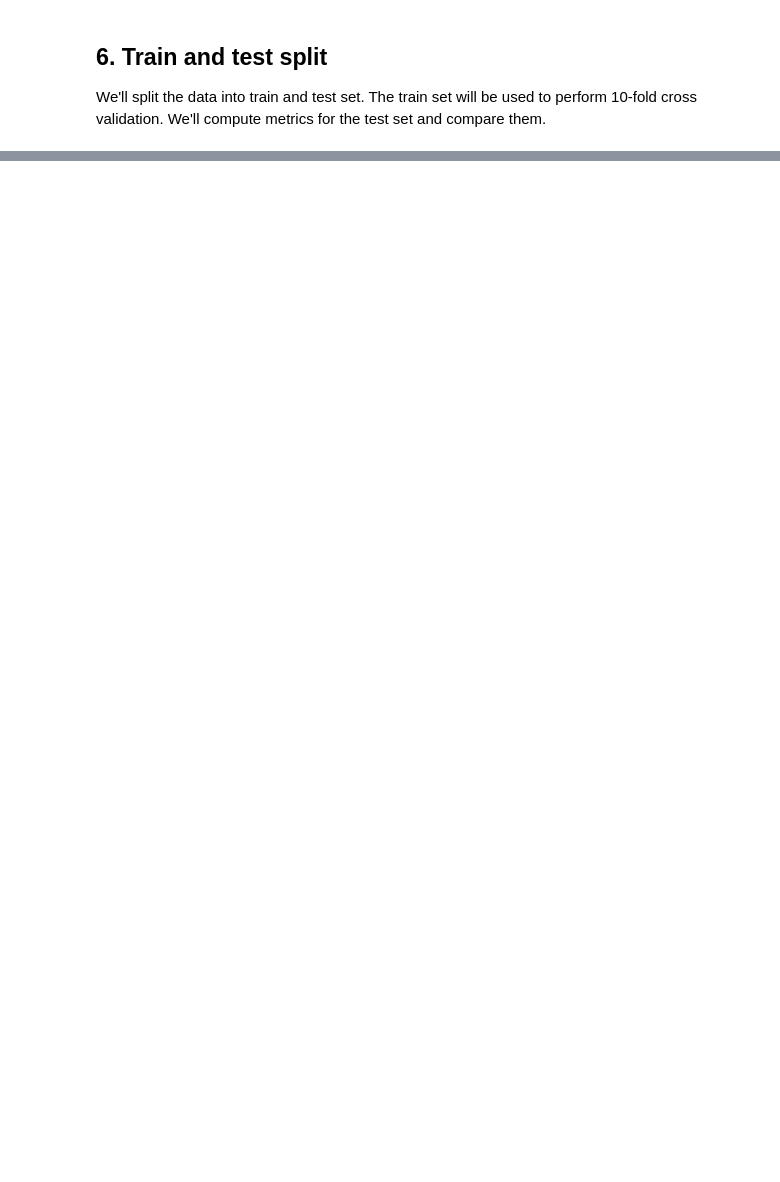
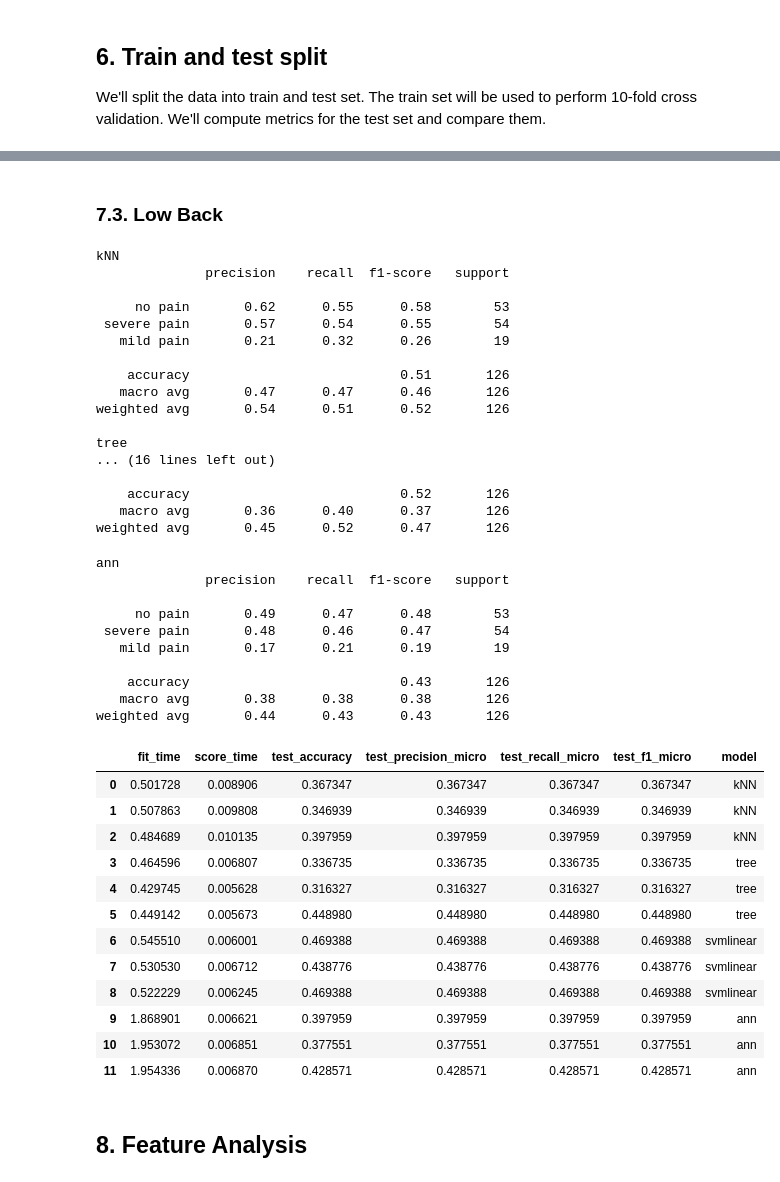
Before and after one commit to victorsanunes/machine-learning-final-project, a Jupyter notebook: notebooks/modeling-v0.ipynb, the cells around one changed output, grey strips where cells are left out. Cells and saved outputs as stored; diff of their text form; code cells hidden in the pictures; blank space fills up the shorter version.

```diff
--- a/notebooks/modeling-v0.ipynb
+++ b/notebooks/modeling-v0.ipynb
@@ -183,0 +214,48 @@ result_df
+# %% [markdown]
+### 7.3. Low Back
+# %%
+target_column = 'Costa_inferior_agg'
+run_exps(X_train, y_train[target_column], X_test, y_test[target_column])
+# %% [output]
+kNN
+              precision    recall  f1-score   support
+
+     no pain       0.62      0.55      0.58        53
+ severe pain       0.57      0.54      0.55        54
+   mild pain       0.21      0.32      0.26        19
+
+    accuracy                           0.51       126
+   macro avg       0.47      0.47      0.46       126
+weighted avg       0.54      0.51      0.52       126
+
+tree
+... (16 lines left out)
+
+    accuracy                           0.52       126
+   macro avg       0.36      0.40      0.37       126
+weighted avg       0.45      0.52      0.47       126
+ann
+              precision    recall  f1-score   support
+
+     no pain       0.49      0.47      0.48        53
+ severe pain       0.48      0.46      0.47        54
+   mild pain       0.17      0.21      0.19        19
+
+    accuracy                           0.43       126
+   macro avg       0.38      0.38      0.38       126
+weighted avg       0.44      0.43      0.43       126
+|  | fit_time | score_time | test_accuracy | test_precision_micro | test_recall_micro | test_f1_micro | model |
+| 0 | 0.501728 | 0.008906 | 0.367347 | 0.367347 | 0.367347 | 0.367347 | kNN |
+| 1 | 0.507863 | 0.009808 | 0.346939 | 0.346939 | 0.346939 | 0.346939 | kNN |
+| 2 | 0.484689 | 0.010135 | 0.397959 | 0.397959 | 0.397959 | 0.397959 | kNN |
+| 3 | 0.464596 | 0.006807 | 0.336735 | 0.336735 | 0.336735 | 0.336735 | tree |
+| 4 | 0.429745 | 0.005628 | 0.316327 | 0.316327 | 0.316327 | 0.316327 | tree |
+| 5 | 0.449142 | 0.005673 | 0.448980 | 0.448980 | 0.448980 | 0.448980 | tree |
+| 6 | 0.545510 | 0.006001 | 0.469388 | 0.469388 | 0.469388 | 0.469388 | svmlinear |
+| 7 | 0.530530 | 0.006712 | 0.438776 | 0.438776 | 0.438776 | 0.438776 | svmlinear |
+| 8 | 0.522229 | 0.006245 | 0.469388 | 0.469388 | 0.469388 | 0.469388 | svmlinear |
+| 9 | 1.868901 | 0.006621 | 0.397959 | 0.397959 | 0.397959 | 0.397959 | ann |
+| 10 | 1.953072 | 0.006851 | 0.377551 | 0.377551 | 0.377551 | 0.377551 | ann |
+| 11 | 1.954336 | 0.006870 | 0.428571 | 0.428571 | 0.428571 | 0.428571 | ann |
+# %% [markdown]
+## 8. Feature Analysis
```
Also changed, not shown: parts of 13 cells of this notebook.
